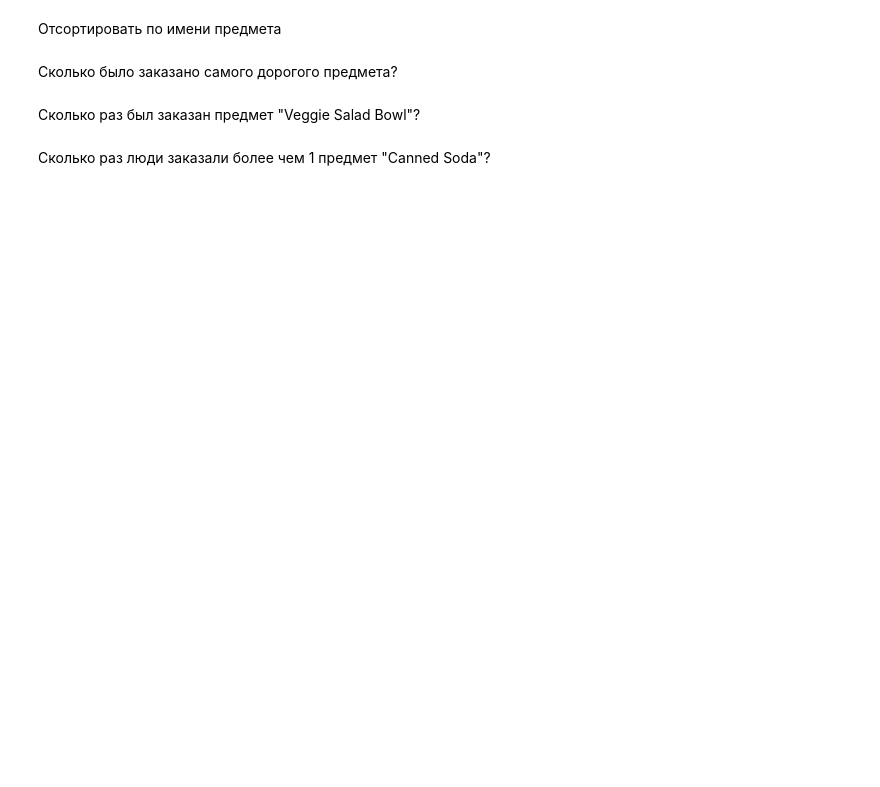
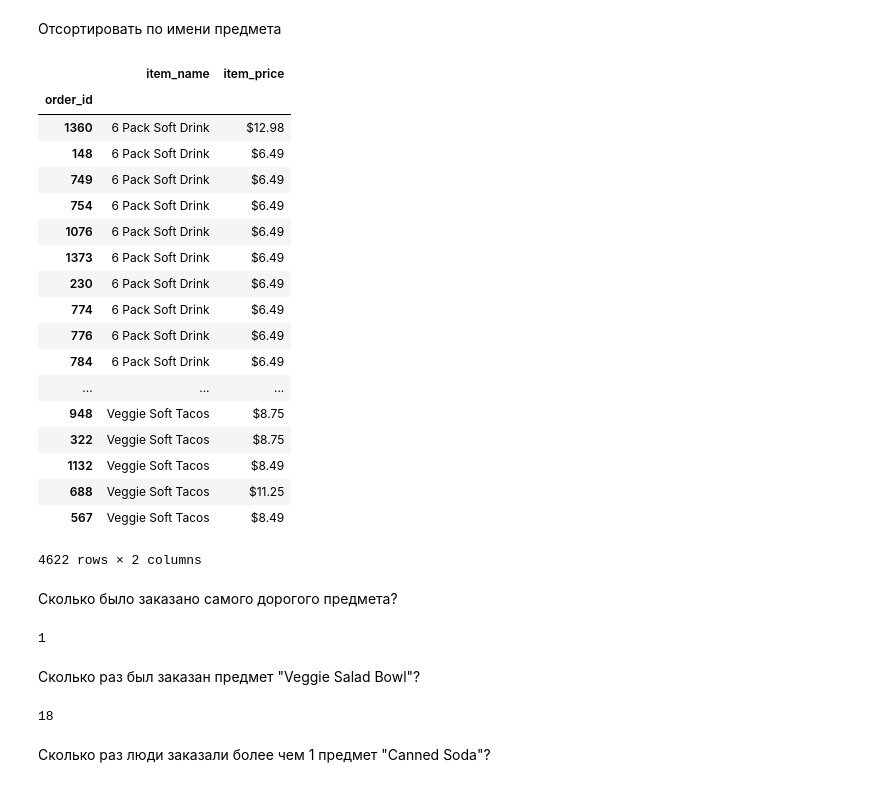
Before and after one commit to AndrewLrrr/otus-big-data, a Jupyter notebook: hw1-data-gathering/exercises.ipynb, the cells around one changed output. Cells and saved outputs as stored; diff of their text form; code cells hidden in the pictures; blank space fills up the shorter version.

```diff
--- a/hw1-data-gathering/exercises.ipynb
+++ b/hw1-data-gathering/exercises.ipynb
@@ -300,8 +348,41 @@ df.loc[df.index.values[19]].product_name
 # %% [markdown]
 Отсортировать по имени предмета
+# %%
+chipo[['item_name','item_price']].sort_values('item_name')
+# %% [output]
+|  | item_name | item_price |
+| order_id |  |  |
+| 1360 | 6 Pack Soft Drink | $12.98 |
+| 148 | 6 Pack Soft Drink | $6.49 |
+| 749 | 6 Pack Soft Drink | $6.49 |
+| 754 | 6 Pack Soft Drink | $6.49 |
+| 1076 | 6 Pack Soft Drink | $6.49 |
+| 1373 | 6 Pack Soft Drink | $6.49 |
+| 230 | 6 Pack Soft Drink | $6.49 |
+| 774 | 6 Pack Soft Drink | $6.49 |
+| 776 | 6 Pack Soft Drink | $6.49 |
+| 784 | 6 Pack Soft Drink | $6.49 |
+| ... | ... | ... |
+| 948 | Veggie Soft Tacos | $8.75 |
+| 322 | Veggie Soft Tacos | $8.75 |
+| 1132 | Veggie Soft Tacos | $8.49 |
+| 688 | Veggie Soft Tacos | $11.25 |
+| 567 | Veggie Soft Tacos | $8.49 |
+4622 rows × 2 columns
 # %% [markdown]
 Сколько было заказано самого дорогого предмета?
+# %%
+chipo3 = chipo.copy().dropna(subset=['item_price'])
+chipo3.item_price = chipo3.item_price.apply(price_to_int)
+max_price = chipo3.item_price.max()
+chipo3.loc[chipo3.item_price == max_price].shape[0]
+# %% [output]
+1
 # %% [markdown]
 Сколько раз был заказан предмет "Veggie Salad Bowl"?
+# %%
+chipo.loc[chipo.item_name == 'Veggie Salad Bowl'].shape[0]
+# %% [output]
+18
 # %% [markdown]
 Сколько раз люди заказали более чем 1 предмет "Canned Soda"?
```
Also changed, not shown: parts of 4 cells of this notebook.
